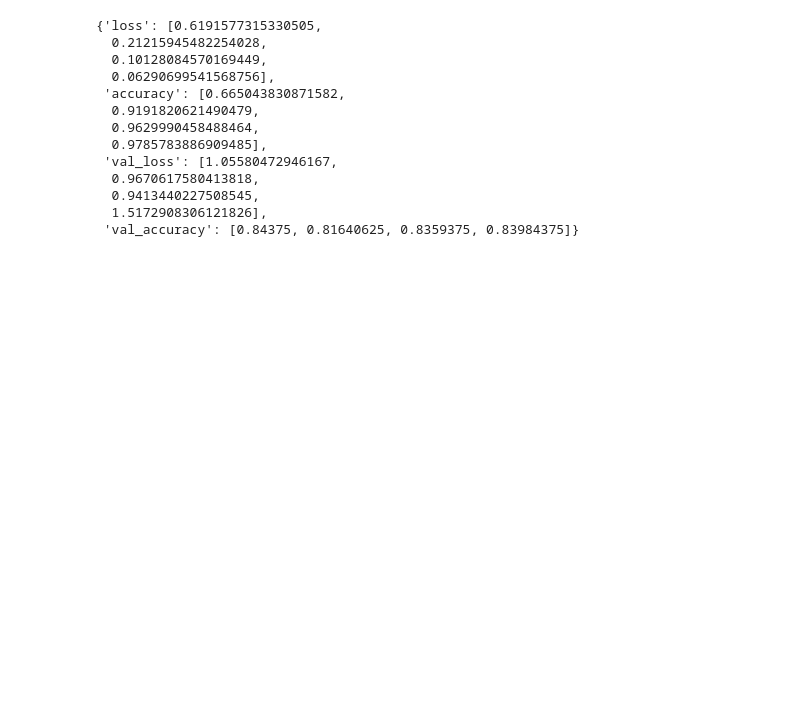
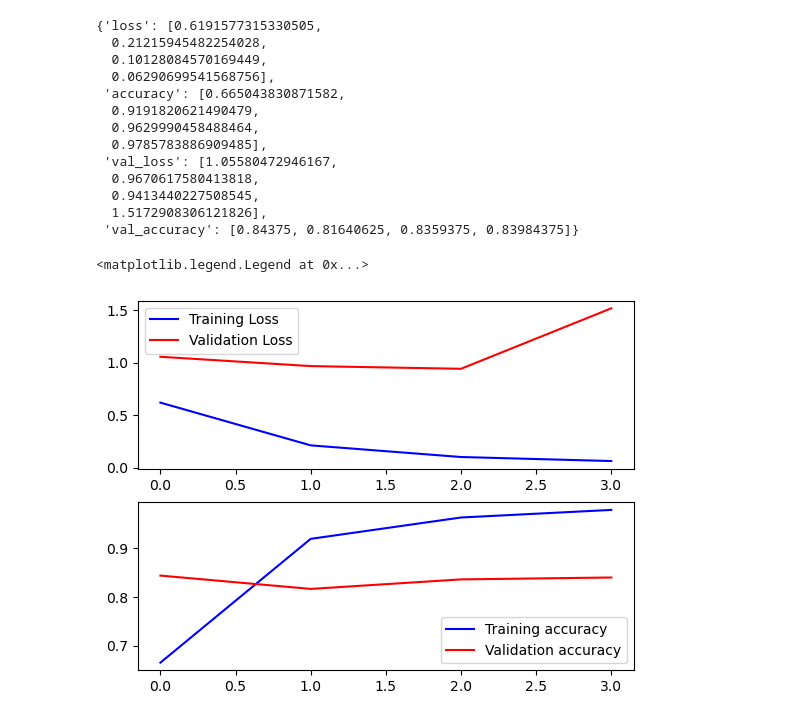
Before and after one commit to Afiq139/Data_Science-AI, a Jupyter notebook: Python_Deep_Learning_&_Artificial_Intelligence/8_Horses_vs_Humans_Classification_with_Simple_CNN/13_Model_Load_and_Save/1_Model_Load_and_save.ipynb, the cells around one changed output. Cells and saved outputs as stored; diff of their text form; code cells hidden in the pictures; blank space fills up the shorter version.

```diff
--- a/Python_Deep_Learning_&_Artificial_Intelligence/8_Horses_vs_Humans_Classification_with_Simple_CNN/13_Model_Load_and_Save/1_Model_Load_and_save.ipynb
+++ b/Python_Deep_Learning_&_Artificial_Intelligence/8_Horses_vs_Humans_Classification_with_Simple_CNN/13_Model_Load_and_Save/1_Model_Load_and_save.ipynb
@@ -345,3 +345,17 @@ history.history
   0.9413440227508545,
   1.5172908306121826],
  'val_accuracy': [0.84375, 0.81640625, 0.8359375, 0.83984375]}
+# %%
+# plot training history
+fix, ax = plt.subplots(2,1)
+
+ax[0].plot(history.history['loss'], color='b', label='Training Loss')
+ax[0].plot(history.history['val_loss'], color='r', label='Validation Loss')
+ax[0].legend()
+
+ax[1].plot(history.history['accuracy'], color='b', label='Training accuracy')
+ax[1].plot(history.history['val_accuracy'], color='r', label='Validation accuracy')
+ax[1].legend()
+# %% [output]
+<matplotlib.legend.Legend at 0x...>
+[figure, added]
```
